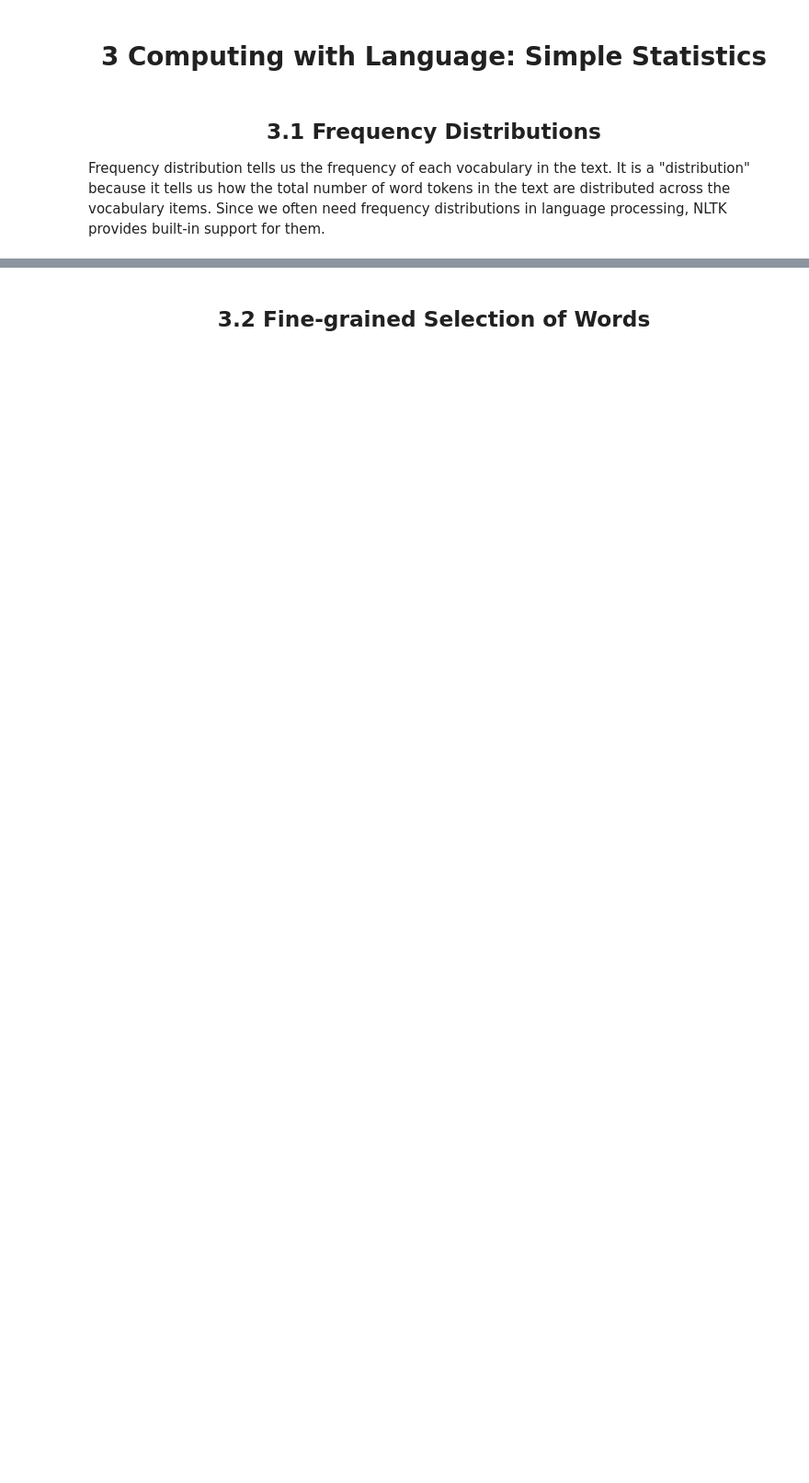
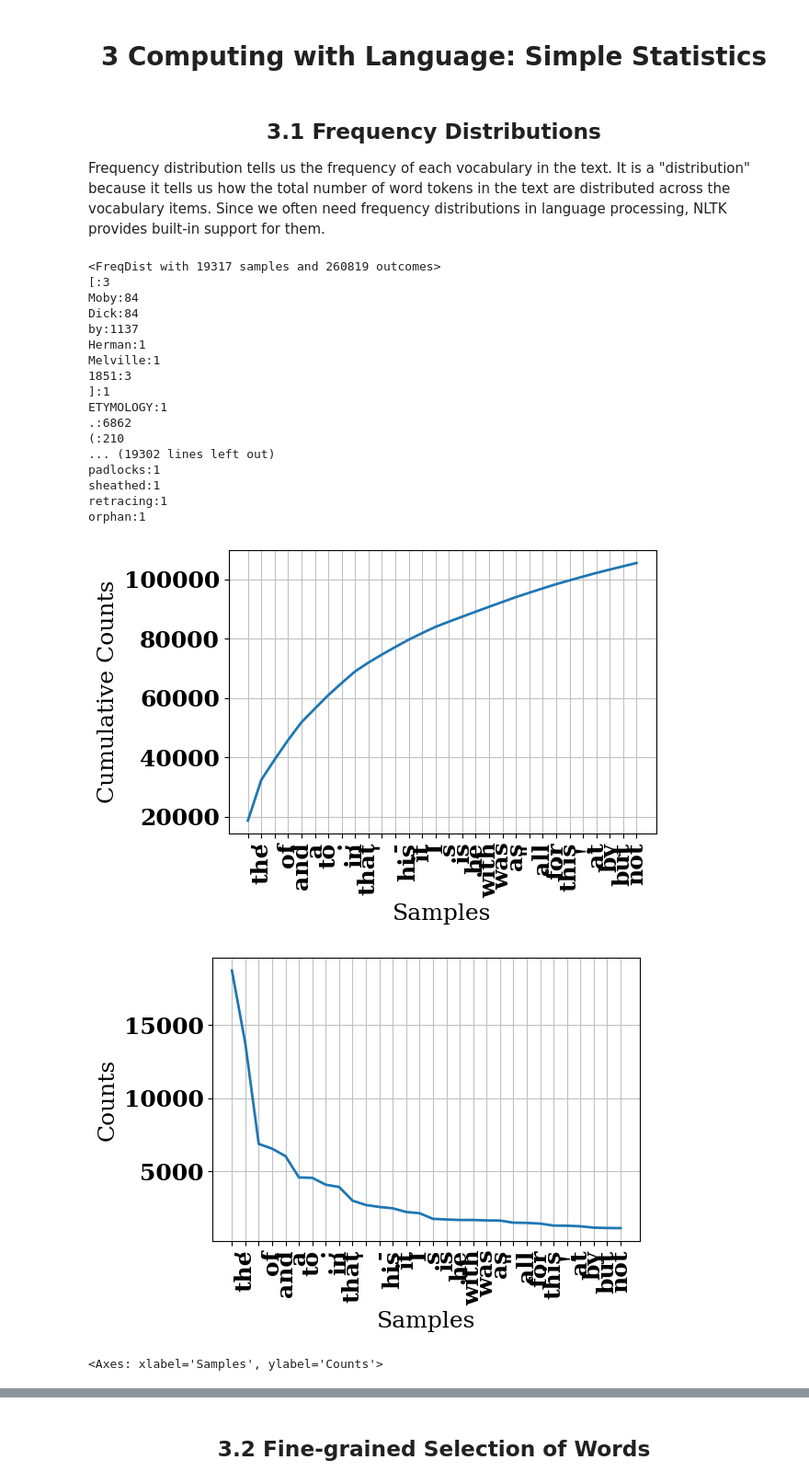
Before and after one commit to lingjiechen2/FDU_NLP, a Jupyter notebook: L01-Introduction-to-NLP/demo-code/L01-python-nltk-spacy.ipynb, the cells around one changed output, grey strips where cells are left out. Shown at 92% size. Drawn from its saved outputs; the diff is of its cells as text; code cells hidden in the pictures; blank space fills up the shorter version.

```diff
--- a/L01-Introduction-to-NLP/demo-code/L01-python-nltk-spacy.ipynb
+++ b/L01-Introduction-to-NLP/demo-code/L01-python-nltk-spacy.ipynb
@@ -163,10 +262,37 @@ Frequency distribution tells us the frequency of each vocabulary in the text. It
 # %%
 # Task: create a frequency distribution for text1 (Moby-Dick text)
 
 # A frequency distribution for the outcomes of an experiment. A frequency distribution
 # records the number of times each outcome of an experiment has occurred. For example,
 # a frequency distribution could be used to record the frequency of each word type in
 # a document.
 
 fdist1 = FreqDist(text1)
 print(fdist1)
+
+for word, frequency in fdist1.items():
+    print(f"{word}:{frequency}")
+
+fdist1.plot(30, cumulative=True)
+fdist1.plot(30, cumulative=False)
+# %% [output]
+<FreqDist with 19317 samples and 260819 outcomes>
+[:3
+Moby:84
+Dick:84
+by:1137
+Herman:1
+Melville:1
+1851:3
+]:1
+ETYMOLOGY:1
+.:6862
+(:210
+... (19302 lines left out)
+padlocks:1
+sheathed:1
+retracing:1
+orphan:1
+[figure, added]
+[figure, added]
+<Axes: xlabel='Samples', ylabel='Counts'>
```
Also changed, not shown: parts of 93 cells of this notebook, 7 other files.
